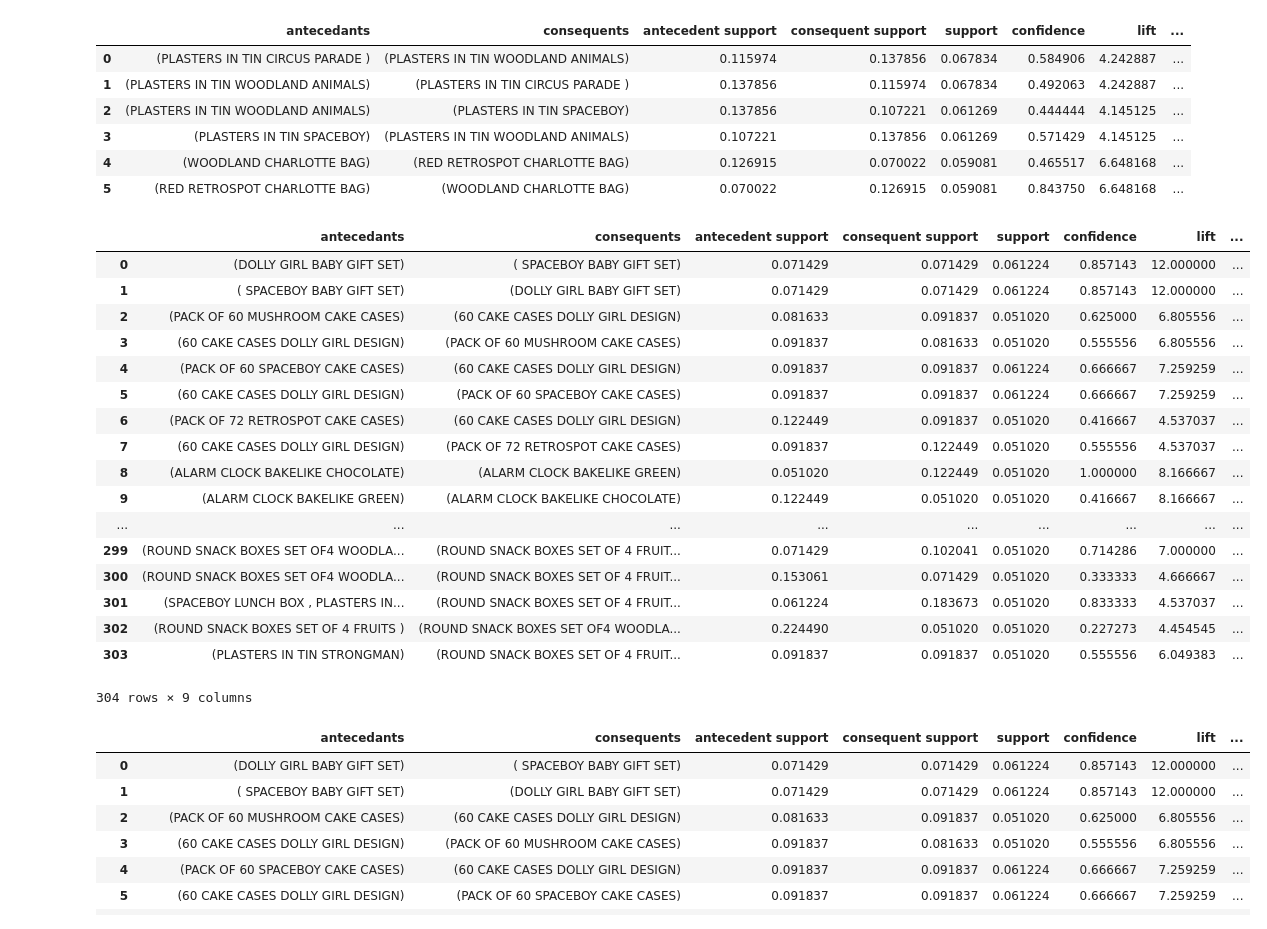
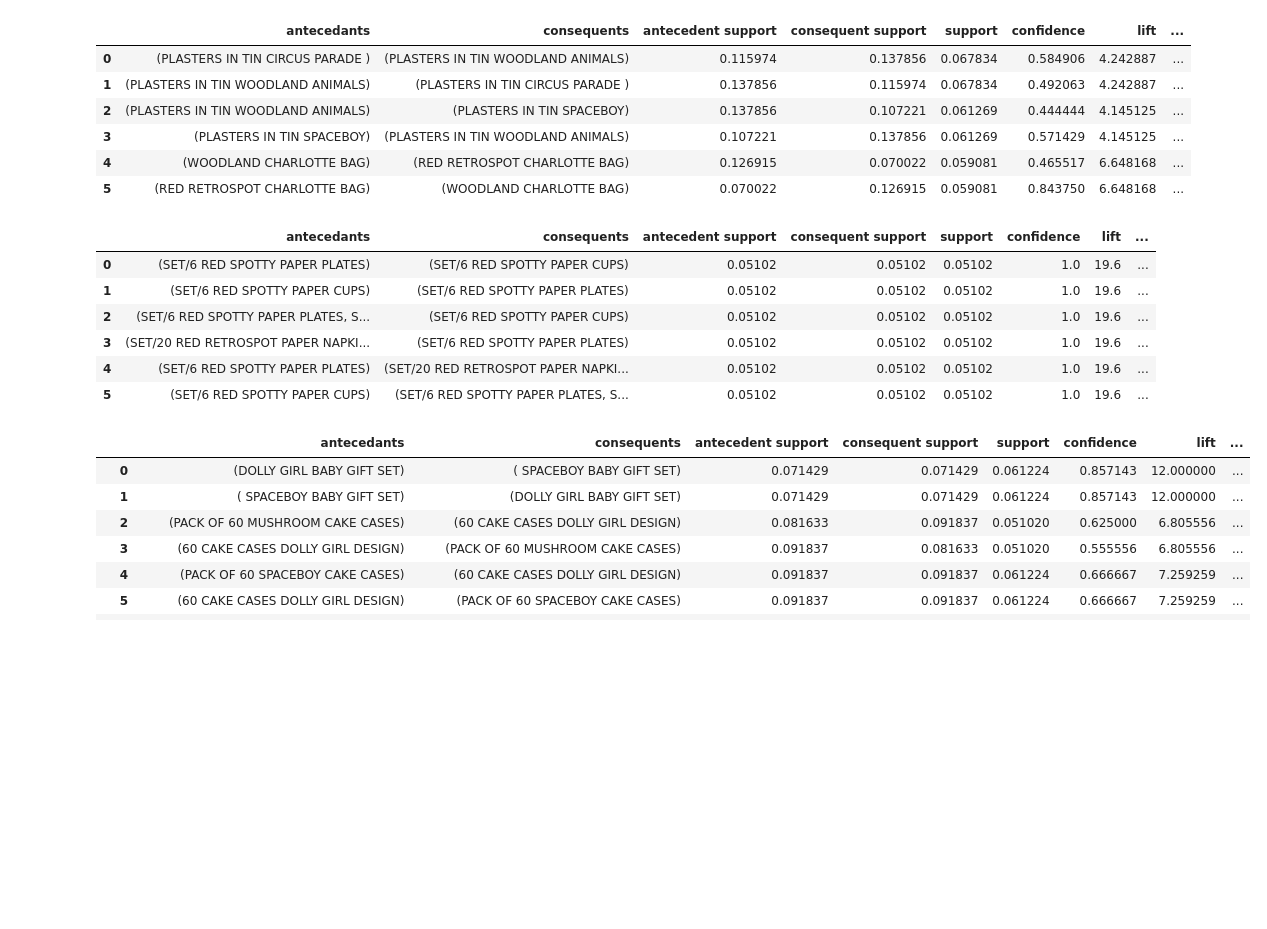
Before and after one commit to schwaaweb/aimlds1_08-UnsupervisedLearning, a Jupyter notebook: W08_CC--DJ--Coding_Challenge_Association_Models.ipynb, the cells around one changed output. Saved outputs shown, nothing was run; the diff lists cells and outputs as text; code cells hidden in the pictures; blank space fills up the shorter version.

```diff
--- a/W08_CC--DJ--Coding_Challenge_Association_Models.ipynb
+++ b/W08_CC--DJ--Coding_Challenge_Association_Models.ipynb
@@ -318,26 +318,15 @@ german_tpr = trans_per_row('Country','Germany',0.05,'lift',4); german_tpr
 | 4 | (WOODLAND CHARLOTTE BAG) | (RED RETROSPOT CHARLOTTE BAG) | 0.126915 | 0.070022 | 0.059081 | 0.465517 | 6.648168 | ... |
 | 5 | (RED RETROSPOT CHARLOTTE BAG) | (WOODLAND CHARLOTTE BAG) | 0.070022 | 0.126915 | 0.059081 | 0.843750 | 6.648168 | ... |
 # %%
-belgium_tpr = trans_per_row('Country','Belgium',0.05,'lift',4); belgium_tpr
+belgium_tpr = trans_per_row('Country','Belgium',0.05,'lift',18); belgium_tpr
 # %% [output]
 |  | antecedants | consequents | antecedent support | consequent support | support | confidence | lift | ... |
-| 0 | (DOLLY GIRL BABY GIFT SET) | ( SPACEBOY BABY GIFT SET) | 0.071429 | 0.071429 | 0.061224 | 0.857143 | 12.000000 | ... |
-| 1 | ( SPACEBOY BABY GIFT SET) | (DOLLY GIRL BABY GIFT SET) | 0.071429 | 0.071429 | 0.061224 | 0.857143 | 12.000000 | ... |
-| 2 | (PACK OF 60 MUSHROOM CAKE CASES) | (60 CAKE CASES DOLLY GIRL DESIGN) | 0.081633 | 0.091837 | 0.051020 | 0.625000 | 6.805556 | ... |
-| 3 | (60 CAKE CASES DOLLY GIRL DESIGN) | (PACK OF 60 MUSHROOM CAKE CASES) | 0.091837 | 0.081633 | 0.051020 | 0.555556 | 6.805556 | ... |
-| 4 | (PACK OF 60 SPACEBOY CAKE CASES) | (60 CAKE CASES DOLLY GIRL DESIGN) | 0.091837 | 0.091837 | 0.061224 | 0.666667 | 7.259259 | ... |
-| 5 | (60 CAKE CASES DOLLY GIRL DESIGN) | (PACK OF 60 SPACEBOY CAKE CASES) | 0.091837 | 0.091837 | 0.061224 | 0.666667 | 7.259259 | ... |
-| 6 | (PACK OF 72 RETROSPOT CAKE CASES) | (60 CAKE CASES DOLLY GIRL DESIGN) | 0.122449 | 0.091837 | 0.051020 | 0.416667 | 4.537037 | ... |
-| 7 | (60 CAKE CASES DOLLY GIRL DESIGN) | (PACK OF 72 RETROSPOT CAKE CASES) | 0.091837 | 0.122449 | 0.051020 | 0.555556 | 4.537037 | ... |
-| 8 | (ALARM CLOCK BAKELIKE CHOCOLATE) | (ALARM CLOCK BAKELIKE GREEN) | 0.051020 | 0.122449 | 0.051020 | 1.000000 | 8.166667 | ... |
-| 9 | (ALARM CLOCK BAKELIKE GREEN) | (ALARM CLOCK BAKELIKE CHOCOLATE) | 0.122449 | 0.051020 | 0.051020 | 0.416667 | 8.166667 | ... |
-| ... | ... | ... | ... | ... | ... | ... | ... | ... |
-| 299 | (ROUND SNACK BOXES SET OF4 WOODLA... | (ROUND SNACK BOXES SET OF 4 FRUIT... | 0.071429 | 0.102041 | 0.051020 | 0.714286 | 7.000000 | ... |
-| 300 | (ROUND SNACK BOXES SET OF4 WOODLA... | (ROUND SNACK BOXES SET OF 4 FRUIT... | 0.153061 | 0.071429 | 0.051020 | 0.333333 | 4.666667 | ... |
-| 301 | (SPACEBOY LUNCH BOX , PLASTERS IN... | (ROUND SNACK BOXES SET OF 4 FRUIT... | 0.061224 | 0.183673 | 0.051020 | 0.833333 | 4.537037 | ... |
-| 302 | (ROUND SNACK BOXES SET OF 4 FRUITS ) | (ROUND SNACK BOXES SET OF4 WOODLA... | 0.224490 | 0.051020 | 0.051020 | 0.227273 | 4.454545 | ... |
-| 303 | (PLASTERS IN TIN STRONGMAN) | (ROUND SNACK BOXES SET OF 4 FRUIT... | 0.091837 | 0.091837 | 0.051020 | 0.555556 | 6.049383 | ... |
+| 0 | (SET/6 RED SPOTTY PAPER PLATES) | (SET/6 RED SPOTTY PAPER CUPS) | 0.05102 | 0.05102 | 0.05102 | 1.0 | 19.6 | ... |
+| 1 | (SET/6 RED SPOTTY PAPER CUPS) | (SET/6 RED SPOTTY PAPER PLATES) | 0.05102 | 0.05102 | 0.05102 | 1.0 | 19.6 | ... |
+| 2 | (SET/6 RED SPOTTY PAPER PLATES, S... | (SET/6 RED SPOTTY PAPER CUPS) | 0.05102 | 0.05102 | 0.05102 | 1.0 | 19.6 | ... |
+| 3 | (SET/20 RED RETROSPOT PAPER NAPKI... | (SET/6 RED SPOTTY PAPER PLATES) | 0.05102 | 0.05102 | 0.05102 | 1.0 | 19.6 | ... |
+| 4 | (SET/6 RED SPOTTY PAPER PLATES) | (SET/20 RED RETROSPOT PAPER NAPKI... | 0.05102 | 0.05102 | 0.05102 | 1.0 | 19.6 | ... |
+| 5 | (SET/6 RED SPOTTY PAPER CUPS) | (SET/6 RED SPOTTY PAPER PLATES, S... | 0.05102 | 0.05102 | 0.05102 | 1.0 | 19.6 | ... |
-304 rows × 9 columns
 # %%
 belgium_tpr = trans_per_row('Country','Belgium',0.05,'confidence',0.08)
 # %%
```
Also changed, not shown: parts of 4 cells of this notebook.
